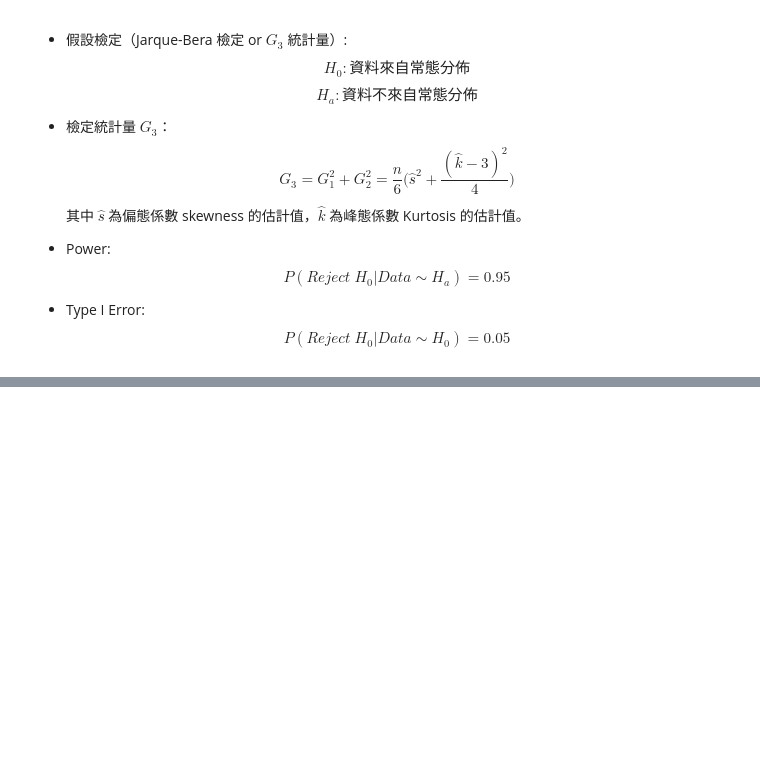
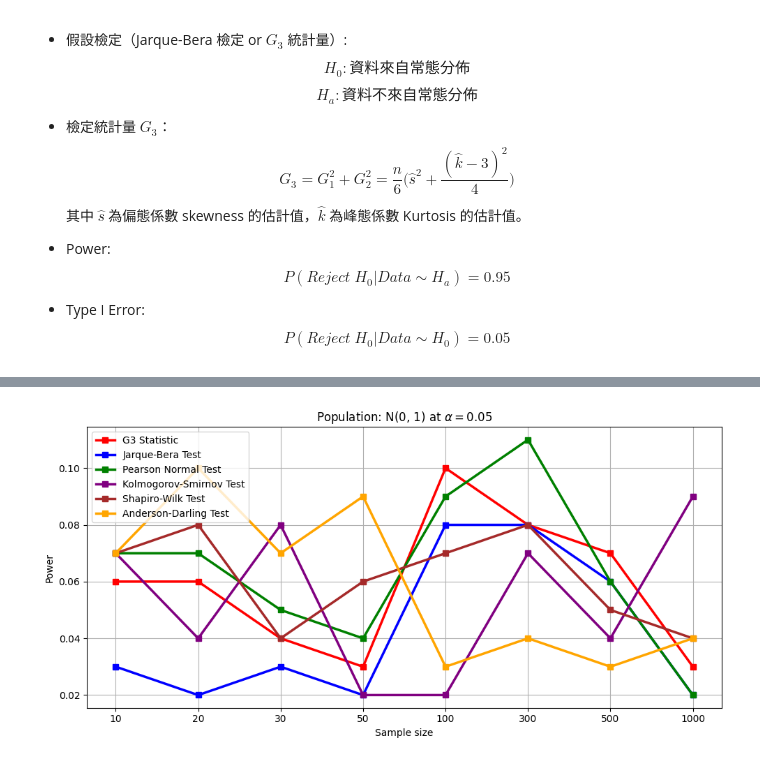
Before and after one commit to shengsia02/StatComp, a Jupyter notebook: hw4/StatComp_411078064_Monte_Carlo_Simulation.ipynb, the cells around one changed output, grey strips where cells are left out. Saved outputs shown, nothing was run; the diff lists cells and outputs as text; code cells hidden in the pictures; blank space fills up the shorter version.

```diff
--- a/hw4/StatComp_411078064_Monte_Carlo_Simulation.ipynb
+++ b/hw4/StatComp_411078064_Monte_Carlo_Simulation.ipynb
@@ -358,0 +382,20 @@ plt.show()
+# %%
+import numpy as np
+import matplotlib.pyplot as plt
+from scipy.stats import norm, chi2, uniform, t, f
+from scipy.stats import skew, kurtosis, jarque_bera, normaltest, kstest, shapiro, anderson
+import warnings
+
+N = 1000 # number of samples
+n = 10 # sample size
+alpha = 0.05
+
+# 忽略特定警告
+# warnings.filterwarnings("ignore", message="kurtosistest only valid for n>=20")
+
+x = dist('N(0, 1)', N, n)
+significance_level = np.zeros((N, 5))
+for i in range(N):
+    result = anderson(x[i], dist = 'norm')
+
+print(result)
@@ -358,0 +406,69 @@ plt.show()
+# %%
+import numpy as np
+import matplotlib.pyplot as plt
+from scipy.stats import norm, chi2, uniform, t, f
+from scipy.stats import jarque_bera, normaltest, kstest, shapiro, anderson
+
+N = 100  # number of samples
+n = [10, 20, 30, 50, 100, 300, 500, 1000]  # sample size
+alpha = 0.05
+
+power_jb = np.zeros(len(n))
+power_G3 = np.zeros(len(n))
+power_nt = np.zeros(len(n))
+power_ks = np.zeros(len(n))
+power_sw = np.zeros(len(n))
+power_ad = np.zeros(len(n))
+
+for i in range(len(n)):
+    x = norm.rvs(loc=0, scale=1, size=(N, n[i]))  # 生成 N rows n columns 的數據
+    # 自己的 j-b test
+    G3, P_Val = G3_stats(x)
+    # scipy j-b test
+    p_val_jb = jarque_bera(x, axis=1)[1]
+    # scipy normaltest
+    stat_nt, p_val_nt = normaltest(x, axis=1)
+    # scipy kstest
+    stat_ks = np.zeros(N)
+    p_val_ks = np.zeros(N)
+    for j in range(N):
+        stat_ks[j], p_val_ks[j] = kstest(x[j], 'norm')
+    # scipy shapiro test
+    stat_sw = np.zeros(N)
+    p_val_sw = np.zeros(N)
+    for j in range(N):
+        stat_sw[j], p_val_sw[j] = shapiro(x[j])
+    # anderson-darling test
+    stat_ad = np.zeros(N)
+    critical_values_3 = np.zeros(N)
+    for j in range(N):
+        result = anderson(x[j], dist = 'norm')
+        stat_ad[j] = result.statistic
+        critical_values_3[j] = result.critical_values[2]  # 只返回第 3 個臨界值
+
+    # 計算 power
+    power_G3[i] = np.mean(P_Val < alpha)
+    power_jb[i] = np.mean(p_val_jb < alpha)
+    power_nt[i] = np.mean(p_val_nt < alpha)
+    power_ks[i] = np.mean(p_val_ks < alpha)
+    power_sw[i] = np.mean(p_val_sw < alpha)
+    power_ad[i] = np.mean(stat_ad > critical_values_3)  # 比較檢驗統計量和 5% 顯著性水平的臨界值
+
+# 繪製結果
+fig = plt.figure(figsize=(10, 5))
+plt.plot(power_G3, marker='s', linestyle='-', color='r', lw=2.5, label='G3 Statistic')
+plt.plot(power_jb, marker='s', linestyle='-', color='b', lw=2.5, label='Jarque-Bera Test')
+plt.plot(power_nt, marker='s', linestyle='-', color='g', lw=2.5, label='Pearson Normal Test')
+plt.plot(power_ks, marker='s', linestyle='-', color='purple', lw=2.5, label='Kolmogorov-Smirnov Test')
+plt.plot(power_sw, marker='s', linestyle='-', color='brown', lw=2.5, label='Shapiro-Wilk Test')
+plt.plot(power_ad, marker='s', linestyle='-', color='orange', lw=2.5, label='Anderson-Darling Test')
+plt.xticks(np.arange(len(n)), labels=n)
+plt.xlabel('Sample size')
+plt.ylabel('Power')
+plt.title('Population: N(0, 1) at $\\alpha = 0.05$')
+plt.grid(True)
+plt.legend()
+plt.tight_layout()
+plt.show()
+# %% [output]
+[figure, added]
```
Also changed, not shown: parts of 8 cells of this notebook, 1 other file.
